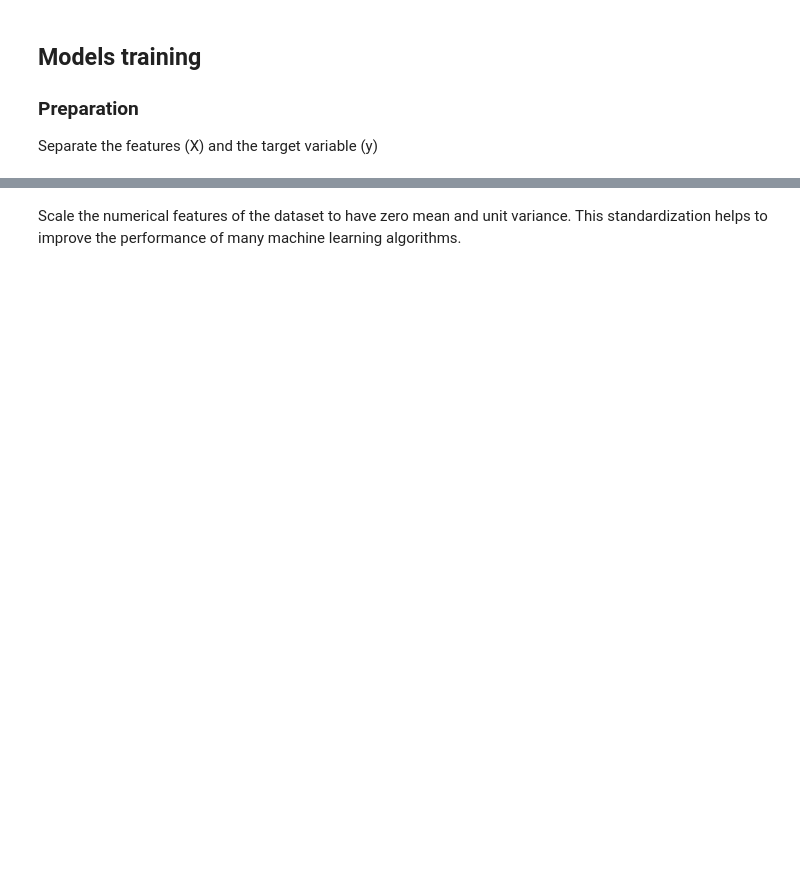
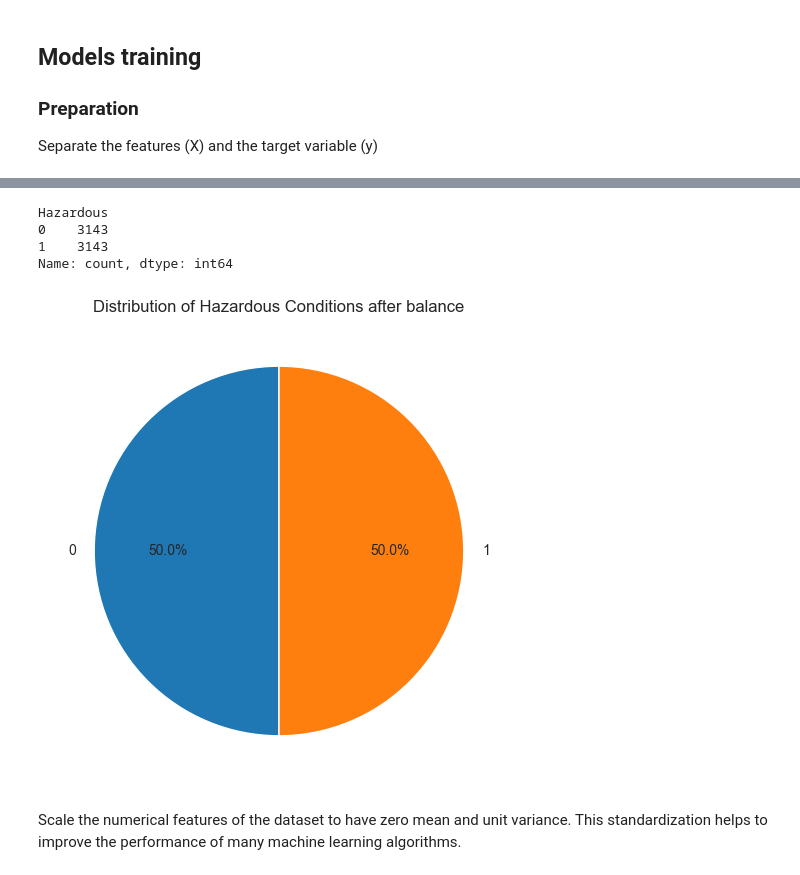
Before and after one commit to Mansur-Mustafin/AI-NASA-asteroids, a Jupyter notebook: main.ipynb, the cells around one changed output, grey strips where cells are left out. Saved outputs shown, nothing was run; the diff lists cells and outputs as text; code cells hidden in the pictures; blank space fills up the shorter version.

```diff
--- a/main.ipynb
+++ b/main.ipynb
@@ -157,3 +223,21 @@ X_train, X_test, y_train, y_test = train_test_split(X, y, test_size=0.2, stratif
+# %%
+smote = SMOTE(random_state=42)
+X_train, y_train = smote.fit_resample(X_train, y_train)
+y_train.value_counts()
+# %% [output]
+Hazardous
+0    3143
+1    3143
+Name: count, dtype: int64
+# %%
+hazard_counts = y_train.value_counts()
+plt.figure(figsize=(8, 6))
+sb.set_style("whitegrid")
+plt.pie(hazard_counts, labels=hazard_counts.index, autopct='%1.1f%%', startangle=90)
+plt.title('Distribution of Hazardous Conditions after balance')
+plt.show()
+# %% [output]
+[figure, added]
 # %% [markdown]
 Scale the numerical features of the dataset to have zero mean and unit variance. This standardization helps to improve the performance of many machine learning algorithms.
 # %%
```
Also changed, not shown: parts of 23 cells of this notebook, 2 other files.
